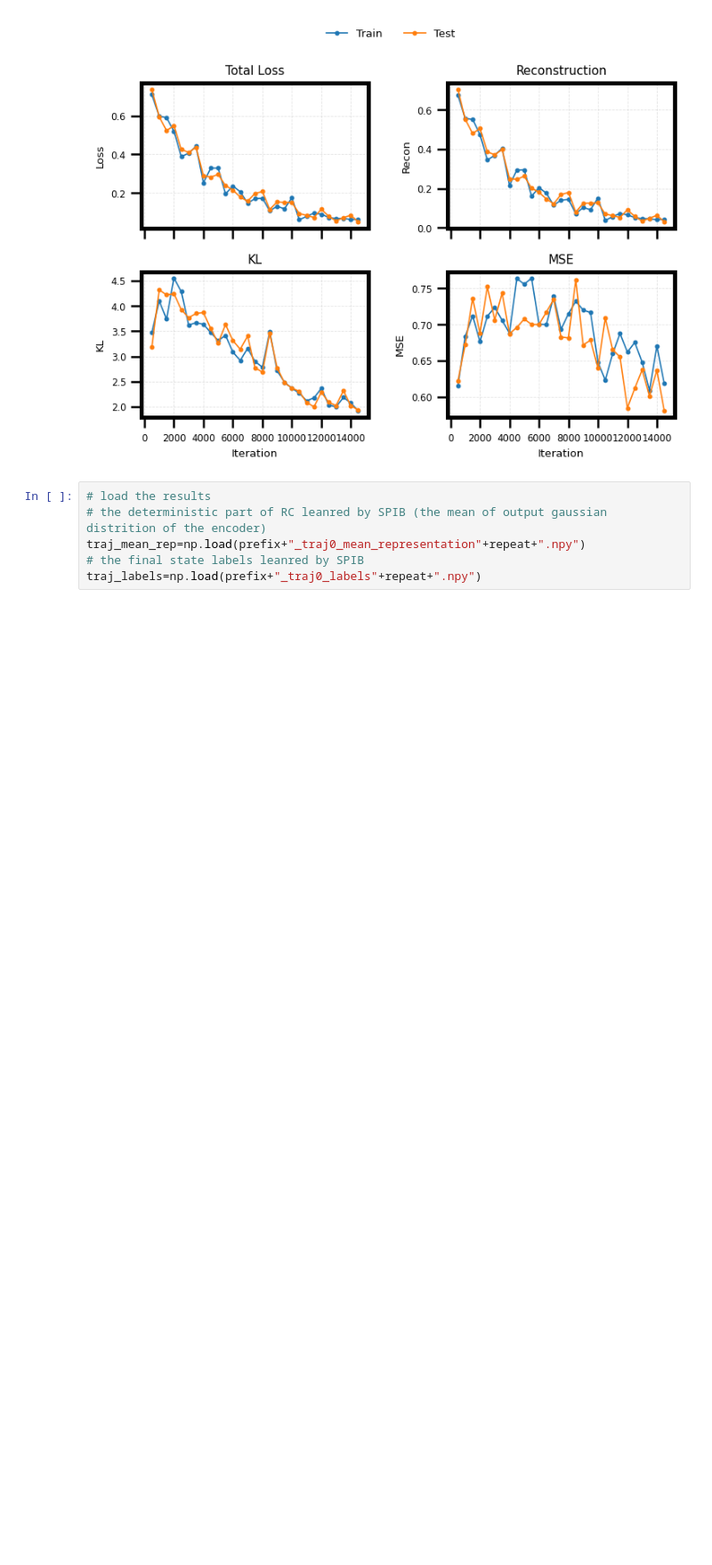
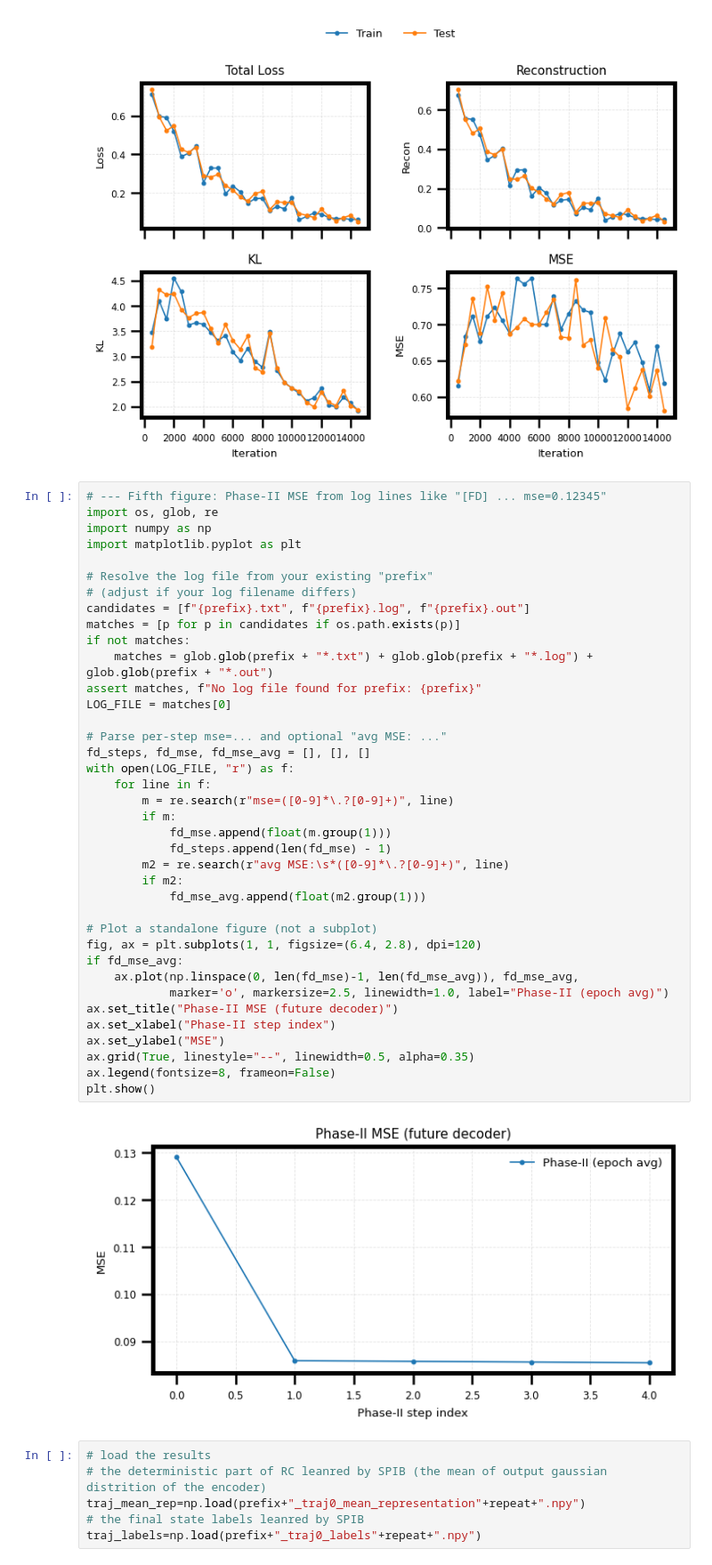
Before and after one commit to pratyushtiw/State-Predictive-Information-Bottleneck, a Jupyter notebook: SPIB_Demo.ipynb, the cells around one changed output. Shown at 89% size. Cells and saved outputs as stored; diff of their text form; blank space fills up the shorter version.

```diff
--- a/SPIB_Demo.ipynb
+++ b/SPIB_Demo.ipynb
@@ -371,6 +295,46 @@ plot_losses_grid(
 )
 # %% [output]
 [figure]
+# %%
+# --- Fifth figure: Phase-II MSE from log lines like "[FD] ... mse=0.12345"
+import os, glob, re
+import numpy as np
+import matplotlib.pyplot as plt
+
+# Resolve the log file from your existing "prefix"
+# (adjust if your log filename differs)
+candidates = [f"{prefix}.txt", f"{prefix}.log", f"{prefix}.out"]
+matches = [p for p in candidates if os.path.exists(p)]
+if not matches:
+    matches = glob.glob(prefix + "*.txt") + glob.glob(prefix + "*.log") + glob.glob(prefix + "*.out")
+assert matches, f"No log file found for prefix: {prefix}"
+LOG_FILE = matches[0]
+
+# Parse per-step mse=... and optional "avg MSE: ..."
+fd_steps, fd_mse, fd_mse_avg = [], [], []
+with open(LOG_FILE, "r") as f:
+    for line in f:
+        m = re.search(r"mse=([0-9]*\.?[0-9]+)", line)
+        if m:
+            fd_mse.append(float(m.group(1)))
+            fd_steps.append(len(fd_mse) - 1)
+        m2 = re.search(r"avg MSE:\s*([0-9]*\.?[0-9]+)", line)
+        if m2:
+            fd_mse_avg.append(float(m2.group(1)))
+
+# Plot a standalone figure (not a subplot)
+fig, ax = plt.subplots(1, 1, figsize=(6.4, 2.8), dpi=120)
+if fd_mse_avg:
+    ax.plot(np.linspace(0, len(fd_mse)-1, len(fd_mse_avg)), fd_mse_avg,
+            marker='o', markersize=2.5, linewidth=1.0, label="Phase-II (epoch avg)")
+ax.set_title("Phase-II MSE (future decoder)")
+ax.set_xlabel("Phase-II step index")
+ax.set_ylabel("MSE")
+ax.grid(True, linestyle="--", linewidth=0.5, alpha=0.35)
+ax.legend(fontsize=8, frameon=False)
+plt.show()
+# %% [output]
+[figure, added]
 # %%
 # load the results
 # the deterministic part of RC leanred by SPIB (the mean of output gaussian distrition of the encoder)
```
Also changed, not shown: parts of 2 cells of this notebook.
